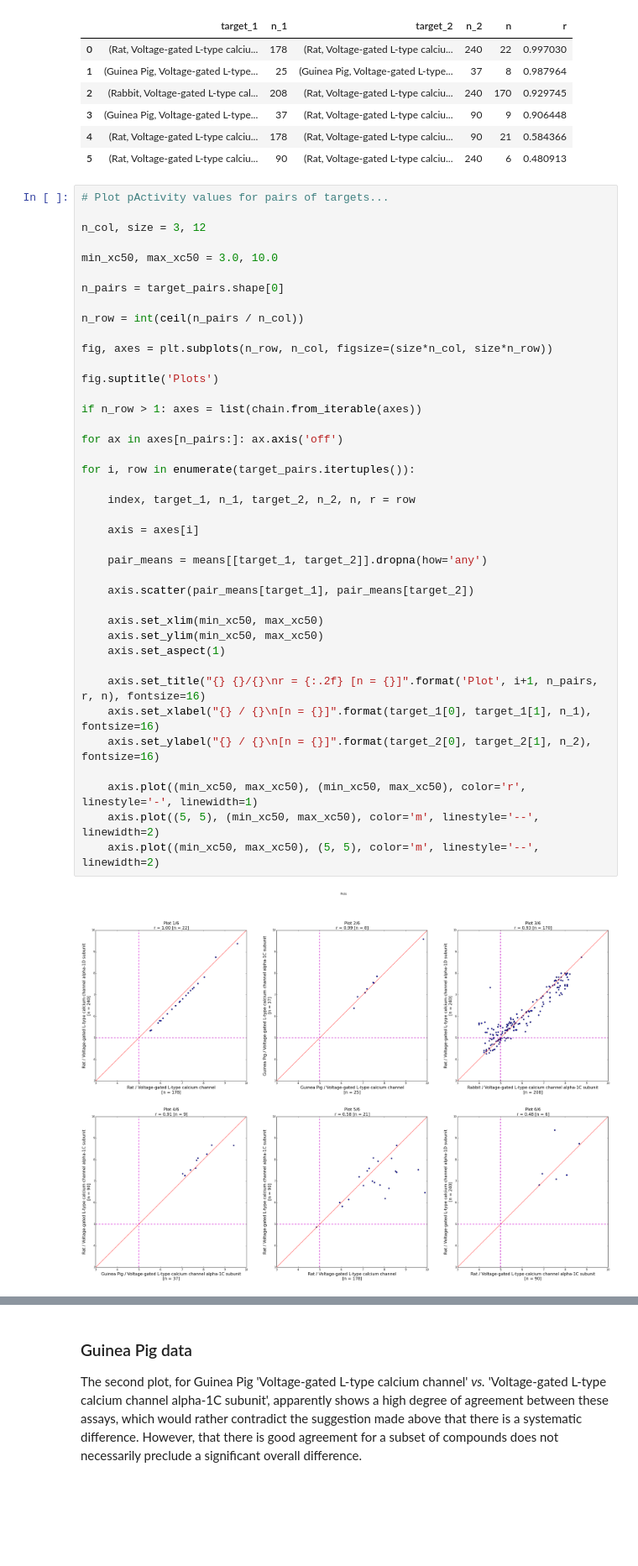
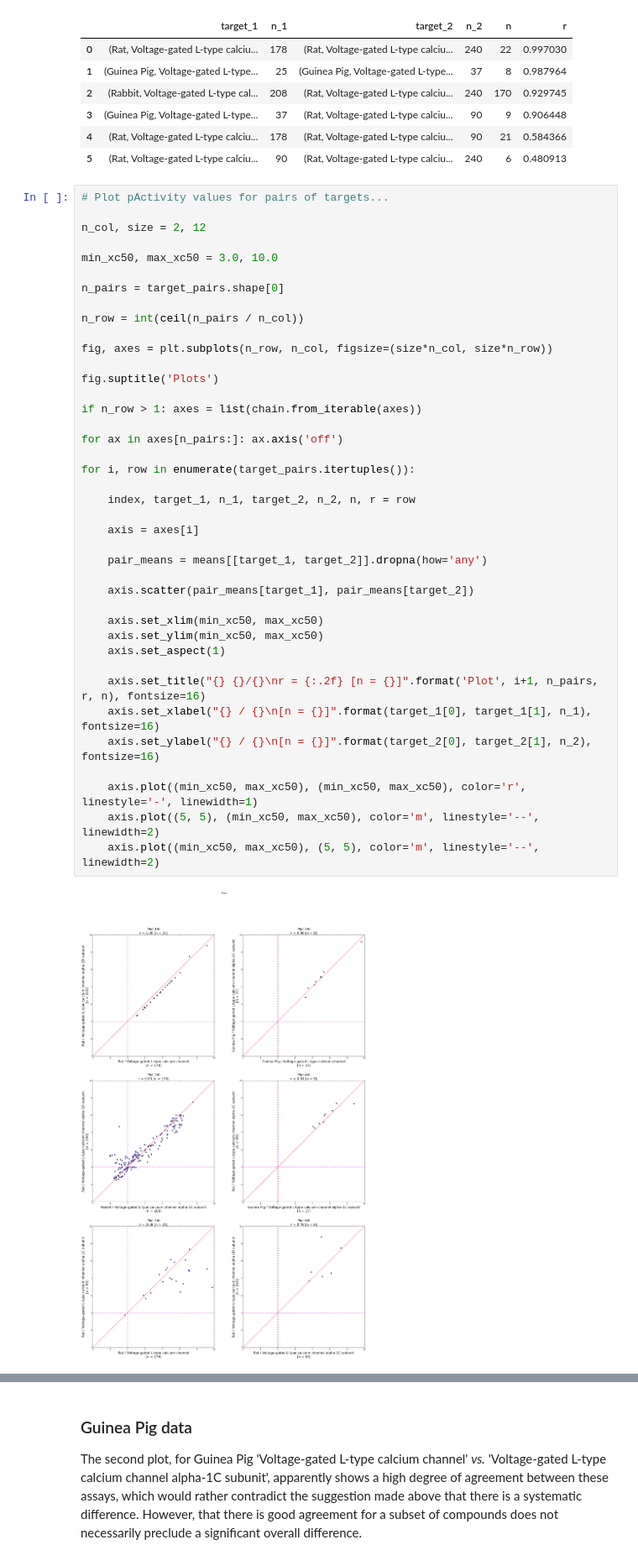
Before and after one commit to flatkinson/LTCC, a Jupyter notebook: LTCC.ipynb, the cells around one changed output, grey strips where cells are left out. Shown: that part at 84% size. Cells and saved outputs as stored; diff of their text form; blank space fills up the shorter version.

```diff
--- a/LTCC.ipynb
+++ b/LTCC.ipynb
@@ -475,7 +475,7 @@ target_pairs
 # %%
 # Plot pActivity values for pairs of targets...
 
-n_col, size = 3, 12
+n_col, size = 2, 12
 
 min_xc50, max_xc50 = 3.0, 10.0
 
@@ -486,34 +486,34 @@ n_row = int(ceil(n_pairs / n_col))
 fig, axes = plt.subplots(n_row, n_col, figsize=(size*n_col, size*n_row))
 
 fig.suptitle('Plots')
 
 if n_row > 1: axes = list(chain.from_iterable(axes))
 
 for ax in axes[n_pairs:]: ax.axis('off')
 
 for i, row in enumerate(target_pairs.itertuples()):
 
     index, target_1, n_1, target_2, n_2, n, r = row
 
     axis = axes[i]
 
     pair_means = means[[target_1, target_2]].dropna(how='any')
 
     axis.scatter(pair_means[target_1], pair_means[target_2])
 
     axis.set_xlim(min_xc50, max_xc50)
     axis.set_ylim(min_xc50, max_xc50)
     axis.set_aspect(1)
 
     axis.set_title("{} {}/{}\nr = {:.2f} [n = {}]".format('Plot', i+1, n_pairs, r, n), fontsize=16)
     axis.set_xlabel("{} / {}\n[n = {}]".format(target_1[0], target_1[1], n_1), fontsize=16)
     axis.set_ylabel("{} / {}\n[n = {}]".format(target_2[0], target_2[1], n_2), fontsize=16)
 
     axis.plot((min_xc50, max_xc50), (min_xc50, max_xc50), color='r', linestyle='-', linewidth=1)
     axis.plot((5, 5), (min_xc50, max_xc50), color='m', linestyle='--', linewidth=2)
     axis.plot((min_xc50, max_xc50), (5, 5), color='m', linestyle='--', linewidth=2)
 # %% [output]
-[figure, old version]
+[figure, new version]
 # %% [markdown]
 * The degree of colinearity in the first plot is clearly an artifact, and is investigated as such [below](#collinearity).
 
```
Also changed, not shown: parts of 1 cell of this notebook.
